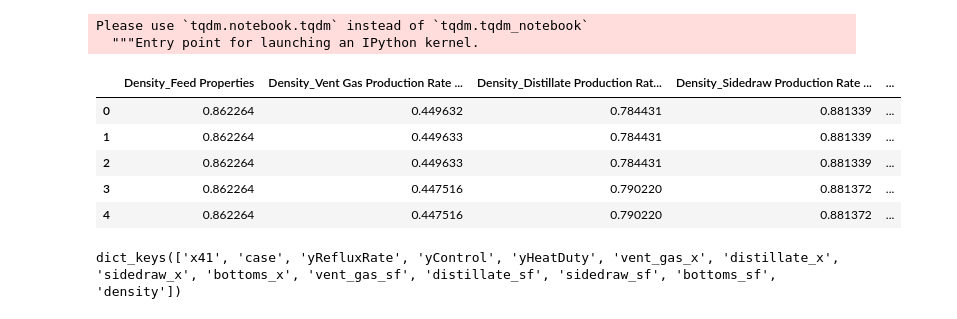
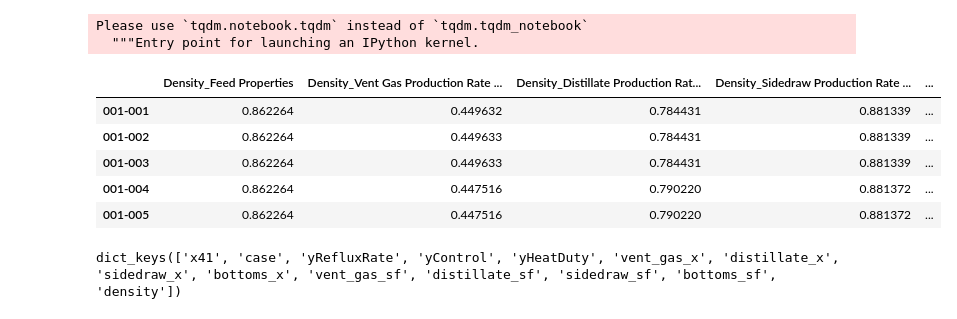
Before and after one commit to skywalker0803r/c620, a Jupyter notebook: notebook/ETL_C620.ipynb, the cells around one changed output. Saved outputs shown, nothing was run; the diff lists cells and outputs as text; code cells hidden in the pictures.

```diff
--- a/notebook/ETL_C620.ipynb
+++ b/notebook/ETL_C620.ipynb
@@ -162,24 +162,26 @@ col_names['bottoms_sf'] = bottoms_sf
 # %%
 MFR = get_col(train, 'Mass Flow Rate')
 MFR.remove(MFR[0])
 VFR = get_col(train, 'Volume Flow Rate')
 VFR.remove(VFR[0])
 
 vMFR = train[MFR].values
 vVFR = train[VFR].values
 n = [ i.split('_')[1] for i in MFR]
 
 col_names['density'] = ['Density_{}'.format(i) for i in n]
 density = vMFR/vVFR
-density = pd.DataFrame(density,columns=col_names['density'])
+density = pd.DataFrame(density,
+                       index = train.index,
+                       columns = col_names['density'])
 density.head()
 # %% [output]
 |  | Density_Feed Properties | Density_Vent Gas Production Rate ... | Density_Distillate Production Rat... | Density_Sidedraw Production Rate ... | ... |
-| 0 | 0.862264 | 0.449632 | 0.784431 | 0.881339 | ... |
-| 1 | 0.862264 | 0.449633 | 0.784431 | 0.881339 | ... |
-| 2 | 0.862264 | 0.449633 | 0.784431 | 0.881339 | ... |
-| 3 | 0.862264 | 0.447516 | 0.790220 | 0.881372 | ... |
-| 4 | 0.862264 | 0.447516 | 0.790220 | 0.881372 | ... |
+| 001-001 | 0.862264 | 0.449632 | 0.784431 | 0.881339 | ... |
+| 001-002 | 0.862264 | 0.449633 | 0.784431 | 0.881339 | ... |
+| 001-003 | 0.862264 | 0.449633 | 0.784431 | 0.881339 | ... |
+| 001-004 | 0.862264 | 0.447516 | 0.790220 | 0.881372 | ... |
+| 001-005 | 0.862264 | 0.447516 | 0.790220 | 0.881372 | ... |
 # %%
 col_names.keys()
 # %% [output]
```
Also changed, not shown: parts of 1 cell of this notebook.
